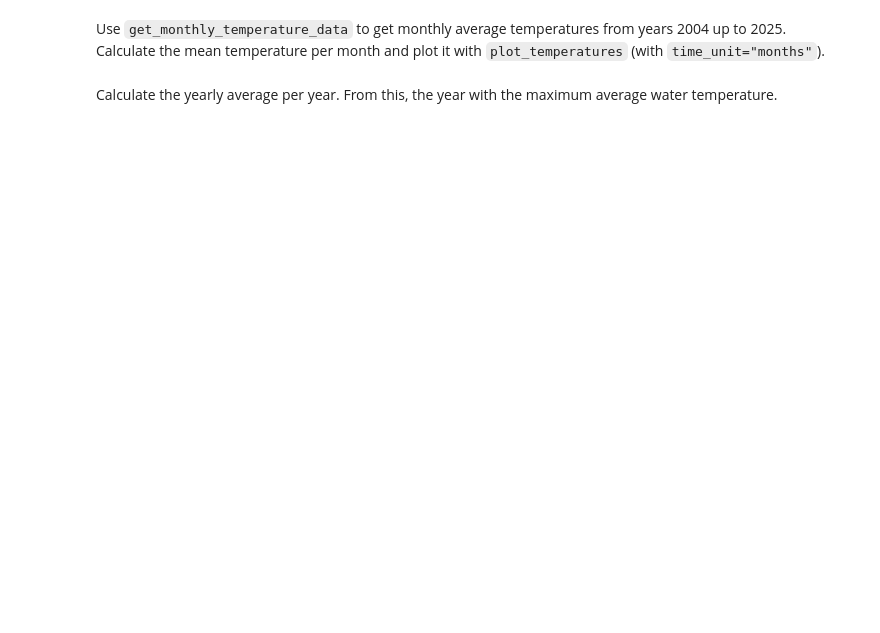
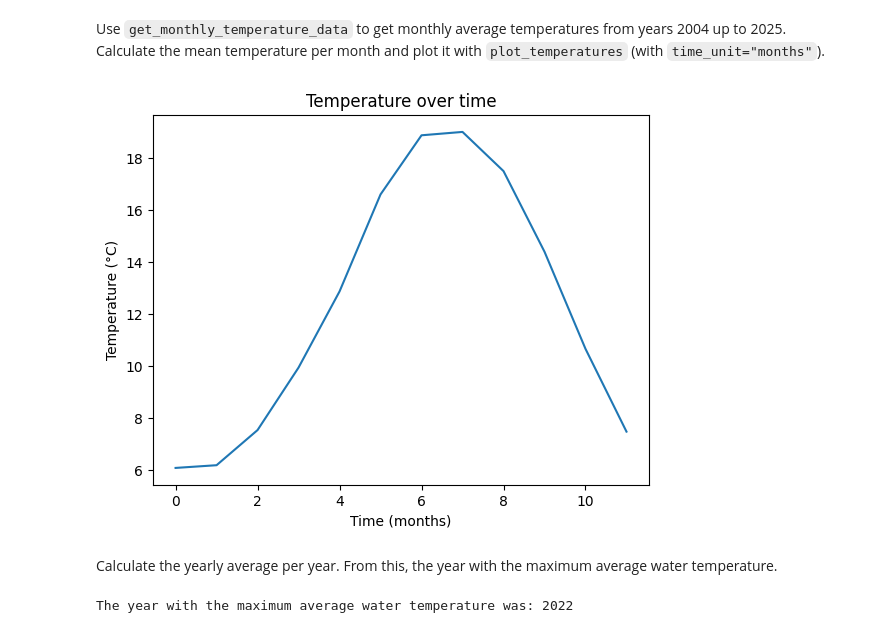
Before and after one commit to isaacambrogetti/advPython_class, a Jupyter notebook: assignments/Assignment03.ipynb, the cells around one changed output. Cells and saved outputs as stored; diff of their text form; code cells hidden in the pictures; blank space fills up the shorter version.

```diff
--- a/assignments/Assignment03.ipynb
+++ b/assignments/Assignment03.ipynb
@@ -260,8 +272,25 @@ Hint: Have a look at the [documentation](https://numpy.org/doc/2.3/reference/rou
 # %% [markdown]
 Use `get_monthly_temperature_data` to get monthly average temperatures from years 2004 up to 2025. Calculate the mean temperature per month and plot it with `plot_temperatures` (with `time_unit="months"`).
 # %%
-# TODO
+monthly_matrix = get_monthly_temperature_data()
+
+mean_per_month = np.mean(monthly_matrix, axis=0)
+
+plot_temperature(mean_per_month, time_unit="months")
+# %% [output]
+[figure, added]
 # %% [markdown]
 Calculate the yearly average per year. From this, the year with the maximum average water temperature.
 # %%
-# TODO
+monthly_data = get_monthly_temperature_data()
+
+yearly_averages = np.mean(monthly_data, axis=1)
+
+max_year_index = np.argmax(yearly_averages)
+
+# since index 0 is 2004, we add the index to the starting year
+hottest_year = 2004 + max_year_index
+
+print(f"The year with the maximum average water temperature was: {hottest_year}")
+# %% [output]
+The year with the maximum average water temperature was: 2022
```
Also changed, not shown: parts of 7 cells of this notebook.
